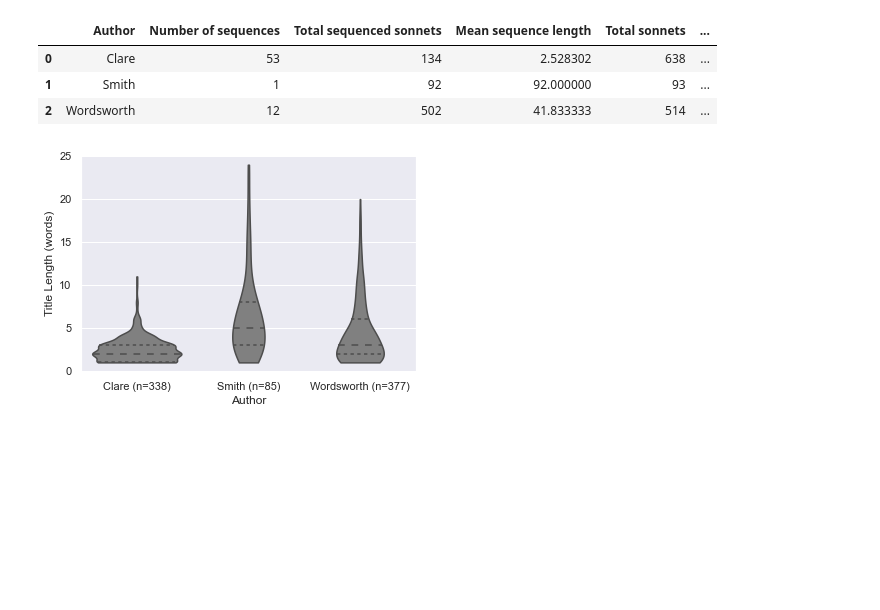
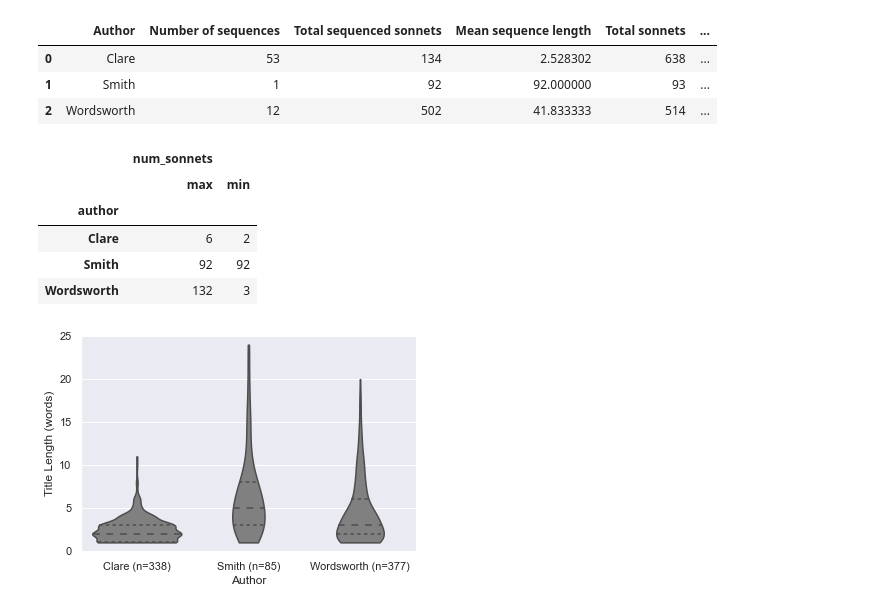
Before and after one commit to sn-code-inside/romantic-self, a Jupyter notebook: Chapter 4 - Lyric.ipynb, the cells around one changed output. Drawn from its saved outputs; the diff is of its cells as text; code cells hidden in the pictures; blank space fills up the shorter version.

```diff
--- a/Chapter 4 - Lyric.ipynb
+++ b/Chapter 4 - Lyric.ipynb
@@ -217,6 +234,24 @@ sequence_table
 | 0 | Clare | 53 | 134 | 2.528302 | 638 | ... |
 | 1 | Smith | 1 | 92 | 92.000000 | 93 | ... |
 | 2 | Wordsworth | 12 | 502 | 41.833333 | 514 | ... |
+# %%
+def longest_sequence_by_author(corpus: SonnetCorpus) -> pd.DataFrame:
+    """How long was the longest sequence for each author?"""
+    return (pd.DataFrame(
+        [{"author":author, **values} for (author,_),values in corpus.sequences.items()]
+        )
+        .drop(['title','sonnets'], axis=1)
+        .groupby('author')
+        .aggregate(['max','min']))
+
+longest_sequence_by_author(sonnets)
+# %% [output]
+|  | num_sonnets |  |
+|  | max | min |
+| author |  |  |
+| Clare | 6 | 2 |
+| Smith | 92 | 92 |
+| Wordsworth | 132 | 3 |
 # %%
 def get_title_data(corpus: SonnetCorpus) -> pd.DataFrame:
     """Get data frame of title data from corpus"""
```
Also changed, not shown: parts of 10 cells of this notebook, 1 other file.
